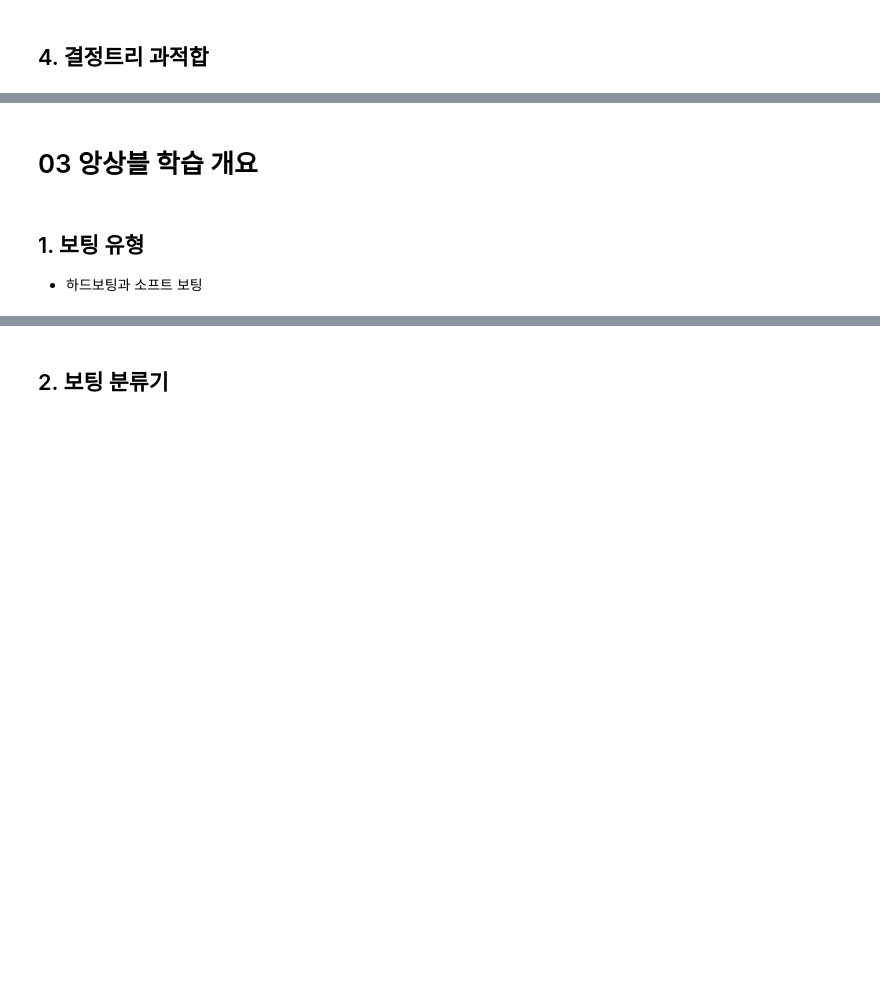
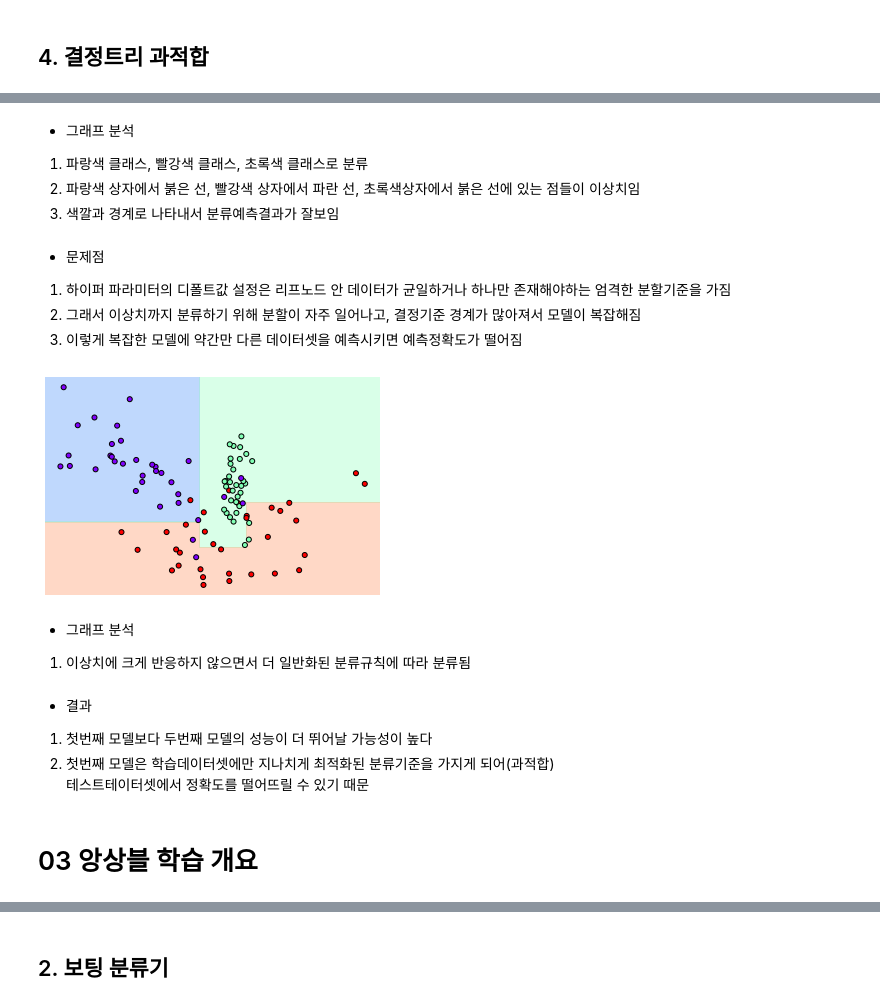
Before and after one commit to lim-jr/ESAA-Submits, a Jupyter notebook: 1107월과제_머신러닝_완벽가이드(183_227).ipynb, the cells around one changed output, grey strips where cells are left out. Cells and saved outputs as stored; diff of their text form; code cells hidden in the pictures; blank space fills up the shorter version.

```diff
--- a/1107월과제_머신러닝_완벽가이드(183_227).ipynb
+++ b/1107월과제_머신러닝_완벽가이드(183_227).ipynb
@@ -89,5 +256,29 @@ graphviz.Source(dot_graph)
+# %% [markdown]
+* 그래프 분석
+1) 파랑색 클래스, 빨강색 클래스, 초록색 클래스로 분류
+2) 파랑색 상자에서 붉은 선, 빨강색 상자에서 파란 선, 초록색상자에서 붉은 선에 있는 점들이 이상치임
+3) 색깔과 경계로 나타내서 분류예측결과가 잘보임
+# %% [markdown]
+* 문제점
+1) 하이퍼 파라미터의 디폴트값 설정은 리프노드 안 데이터가 균일하거나 하나만 존재해야하는 엄격한 분할기준을 가짐
+2) 그래서 이상치까지 분류하기 위해 분할이 자주 일어나고, 결정기준 경계가 많아져서 모델이 복잡해짐
+3) 이렇게 복잡한 모델에 약간만 다른 데이터셋을 예측시키면 예측정확도가 떨어짐
+# %%
+# 2. 결정트리 학습
+# 2-2. 결정트리 모델의 하이퍼 파라미터인 min_sample_leaf=6 로 설정.
+# 6개 이하의 데이터는 리프 노드를 생성할 수 있음
+
+dt_clf = DecisionTreeClassifier(min_samples_leaf=6).fit(X_features, y_labels)
+visualize_boundary(dt_clf, X_features, y_labels)
+# %% [output]
+[figure, added]
+# %% [markdown]
+* 그래프 분석
+1) 이상치에 크게 반응하지 않으면서 더 일반화된 분류규칙에 따라 분류됨
+# %% [markdown]
+* 결과
+1) 첫번째 모델보다 두번째 모델의 성능이 더 뛰어날 가능성이 높다
+2) 첫번째 모델은 학습데이터셋에만 지나치게 최적화된 분류기준을 가지게 되어(과적합)
+  테스트테이터셋에서 정확도를 떨어뜨릴 수 있기 때문
 # %% [markdown]
 # 03 앙상블 학습 개요
-# %% [markdown]
-## 1. 보팅 유형
-  - 하드보팅과 소프트 보팅
```
Also changed, not shown: parts of 39 cells of this notebook.
